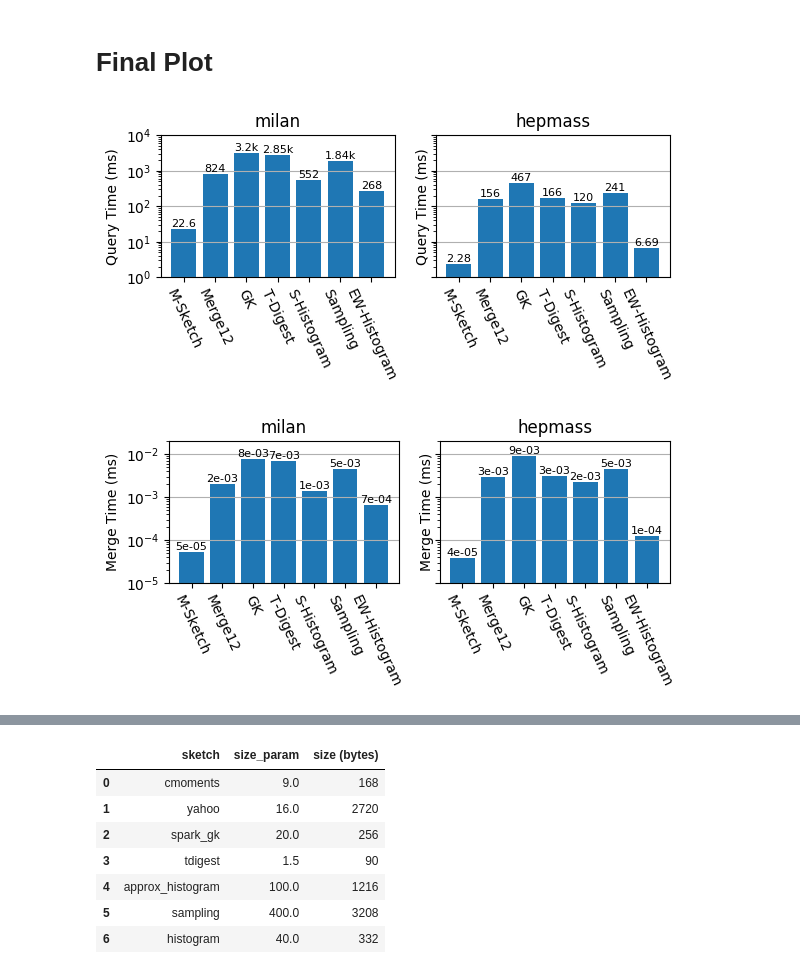
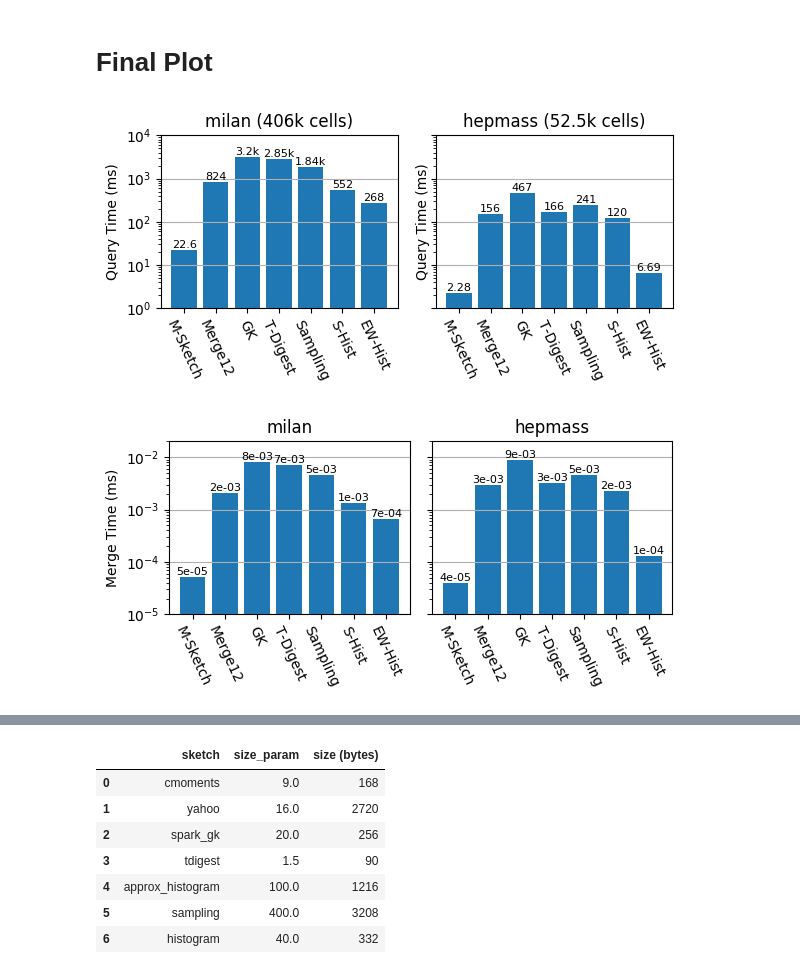
Before and after one commit to stanford-futuredata/msketch, a Jupyter notebook: analysis/Perf Micro Plots.ipynb, the cells around one changed output, grey strips where cells are left out. Drawn from its saved outputs; the diff is of its cells as text; code cells hidden in the pictures.

```diff
--- a/analysis/Perf Micro Plots.ipynb
+++ b/analysis/Perf Micro Plots.ipynb
@@ -112,7 +112,7 @@ merge_paths = {
     "hepmass": ["merge_hepmass.csv"],
     "exponential": ["merge_exp_m.csv", "merge_exp.csv", "merge_exp_ahist.csv"]
 }
-p_datasets = ["milan", "exponential", "hepmass", "occupancy", "power","retail"]
+p_datasets = ["milan", "hepmass", "occupancy", "power","retail","exponential", ]
 m_datasets = ["milan", "hepmass", "exponential"]
 
 point_dfs = {}
@@ -242,12 +240,16 @@ def bar_plot(ax, ys, log=False, label=False, ylims=None):
                 ha='center', va='bottom', size = 8,
             )
     ax.set_xticks(xlocs)
+# %%
+sketches = [
+    "cmoments", "yahoo", "spark_gk", "tdigest", "sampling", "approx_histogram","histogram"
+]
 # %%
-m_datasets = ["milan", "hepmass"]
+h_datasets = ["milan", "hepmass"]
 # %%
-fig, axs = plt.subplots(figsize=(6,3), nrows=1, ncols=len(m_datasets), sharey=True, dpi=100)
-for di in range(len(m_datasets)):
-    dname = m_datasets[di]
+fig, axs = plt.subplots(figsize=(6,3), nrows=1, ncols=len(h_datasets), sharey=True, dpi=100)
+for di in range(len(h_datasets)):
+    dname = h_datasets[di]
     m_df = point_results_processed[dname]
     dfg = m_df.groupby(["sketch", "size_param"]).mean()
     m_df2 = merge_results_processed[dname]
@@ -267,38 +269,39 @@ for di in range(len(m_datasets)):
     ax.set_ylabel("Query Time (ms)")
     ax.yaxis.grid(True)
     ax.set_ylim(1, 10000)
-    ax.set_title(dname)
+    ax.set_title("{} ({} cells)".format(dname, human_format(dfg2.loc[curkey]["n"])))
 
 fig.tight_layout()
 fig.savefig("h_endquery.pdf", bbox_inches='tight')
 # %% [output]
-[figure, old version]
+[figure, new version]
 # %%
-fig, axs = plt.subplots(figsize=(6,3), nrows=1, ncols=len(m_datasets), sharey=True, dpi=100)
-for di in range(len(m_datasets)):
-    dname = m_datasets[di]
+fig, axs = plt.subplots(figsize=(6,3), nrows=1, ncols=len(h_datasets), sharey=True, dpi=100)
+for di in range(len(h_datasets)):
+    dname = h_datasets[di]
     m_df = merge_results_processed[dname]
     dfg = m_df.groupby(["sketch", "size_param"]).mean()
 
     ax = axs[di]
     ys = []
     names = []
     for cursketch in sketches:
         curkey = (cursketch, sketch_sizes[dname][cursketch])
         ys.append(dfg.loc[curkey]["merge_time"]*1e-6/dfg.loc[curkey]["n"])
         names.append(alg_display_name[cursketch])
     ys = np.array(ys)
     bar_plot(ax, ys, log=True, label=True)
     ax.set_xticklabels(names, rotation=-65)
-    ax.set_ylabel("Merge Time (ms)")
+    if di == 0:
+        ax.set_ylabel("Merge Time (ms)")
     ax.set_ylim(1e-5, 2e-2)
     ax.yaxis.grid(True)
     ax.set_title(dname)
 
 fig.tight_layout()
 fig.savefig("h_merge_time.pdf", bbox_inches='tight')
 # %% [output]
-[figure, old version]
+[figure, new version]
 # %%
 fig, axs = plt.subplots(figsize=(6,3), nrows=1, ncols=len(m_datasets), sharey=True, dpi=100)
 for di in range(len(m_datasets)):
```
Also changed, not shown: parts of 12 cells of this notebook, 5 other files.
